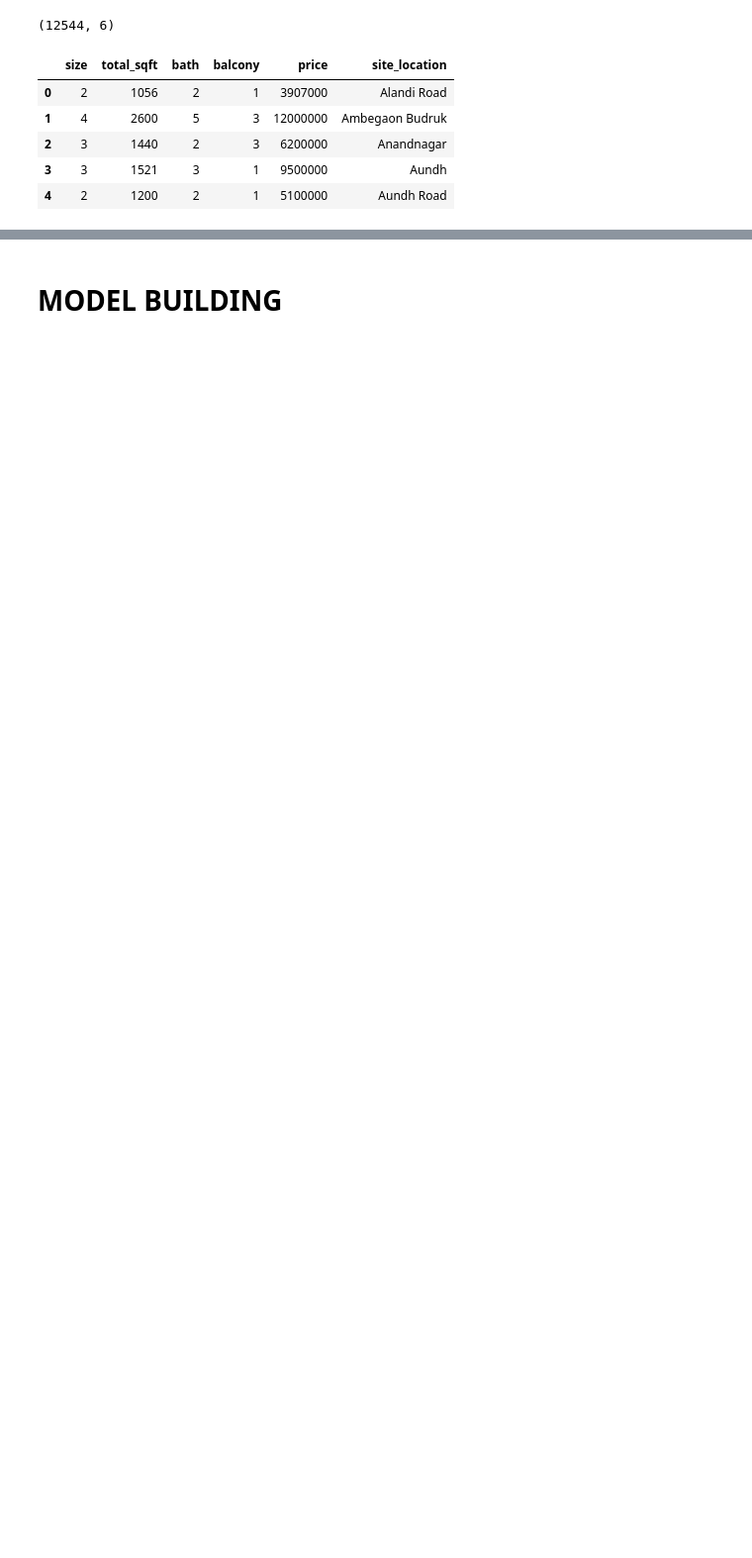
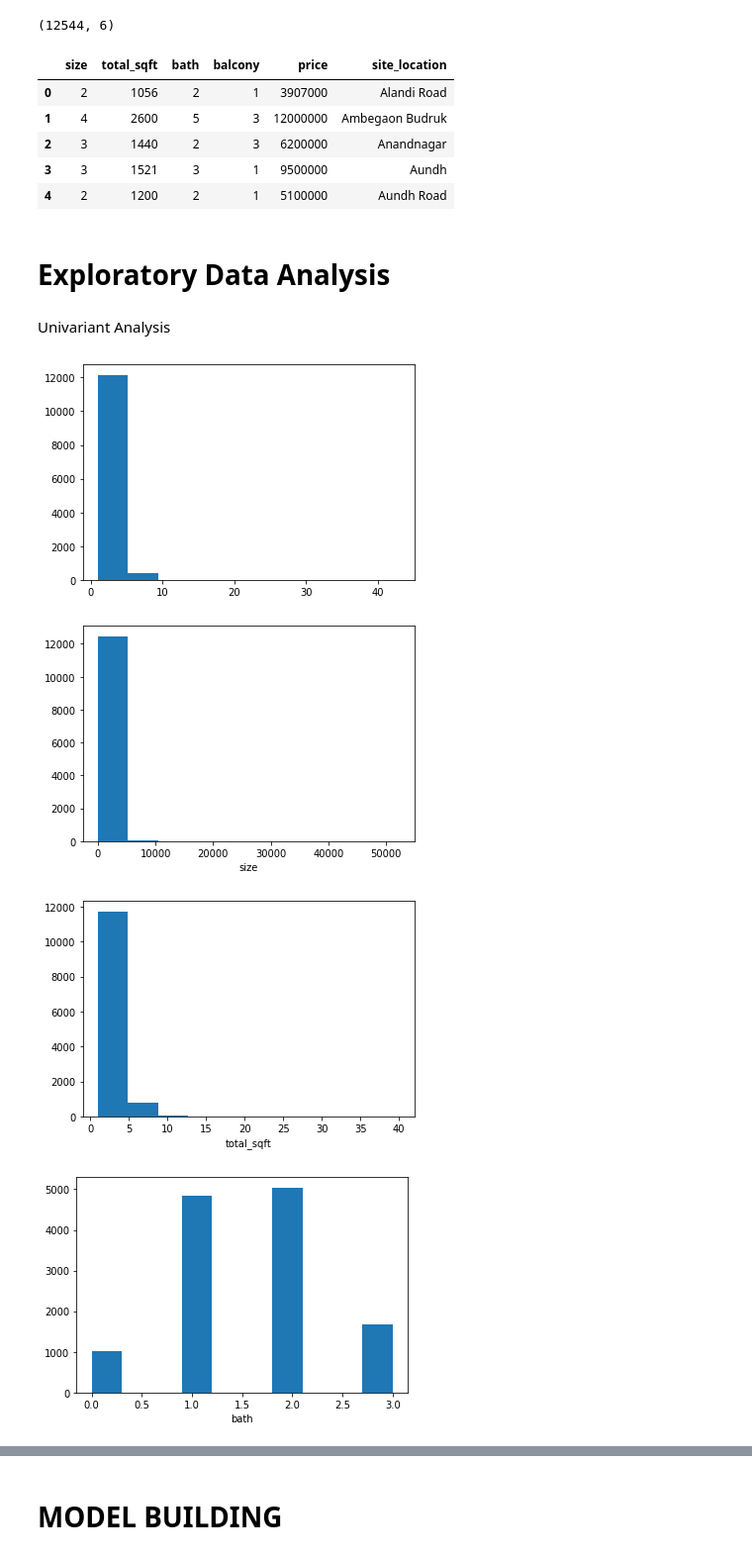
Before and after one commit to mohitbhalke07/Projects, a Jupyter notebook: Commodity Price Predictor/House Price Predictor/HousePrice_Predictor.ipynb, the cells around one changed output, grey strips where cells are left out. Shown at 99% size. Saved outputs shown, nothing was run; the diff lists cells and outputs as text; code cells hidden in the pictures; blank space fills up the shorter version.

```diff
--- a/Commodity Price Predictor/House Price Predictor/HousePrice_Predictor.ipynb
+++ b/Commodity Price Predictor/House Price Predictor/HousePrice_Predictor.ipynb
@@ -68,0 +96,4 @@ data["size"] = data["size"].str.split(" ").str.get(0).astype(int)
+# %%
+data.drop_duplicates(inplace=True)
+# %%
+data = data.reset_index(drop=True)
@@ -178,0 +267,15 @@ data.to_csv("Cleane_House_Details.csv")
+# %% [markdown]
+# Exploratory Data Analysis
+# %% [markdown]
+Univariant Analysis
+# %%
+# Histogram
+for i in range(len(list(data.columns))):
+    if data[data.columns[i]].dtypes == "int32" or data[data.columns[i]].dtypes == "float64":
+        plt.show(plt.hist(data[data.columns[i]]))
+        plt.xlabel(data.columns[i])
+# %% [output]
+[figure, added]
+[figure, added]
+[figure, added]
+[figure, added]
```
Also changed, not shown: parts of 88 cells of this notebook.
